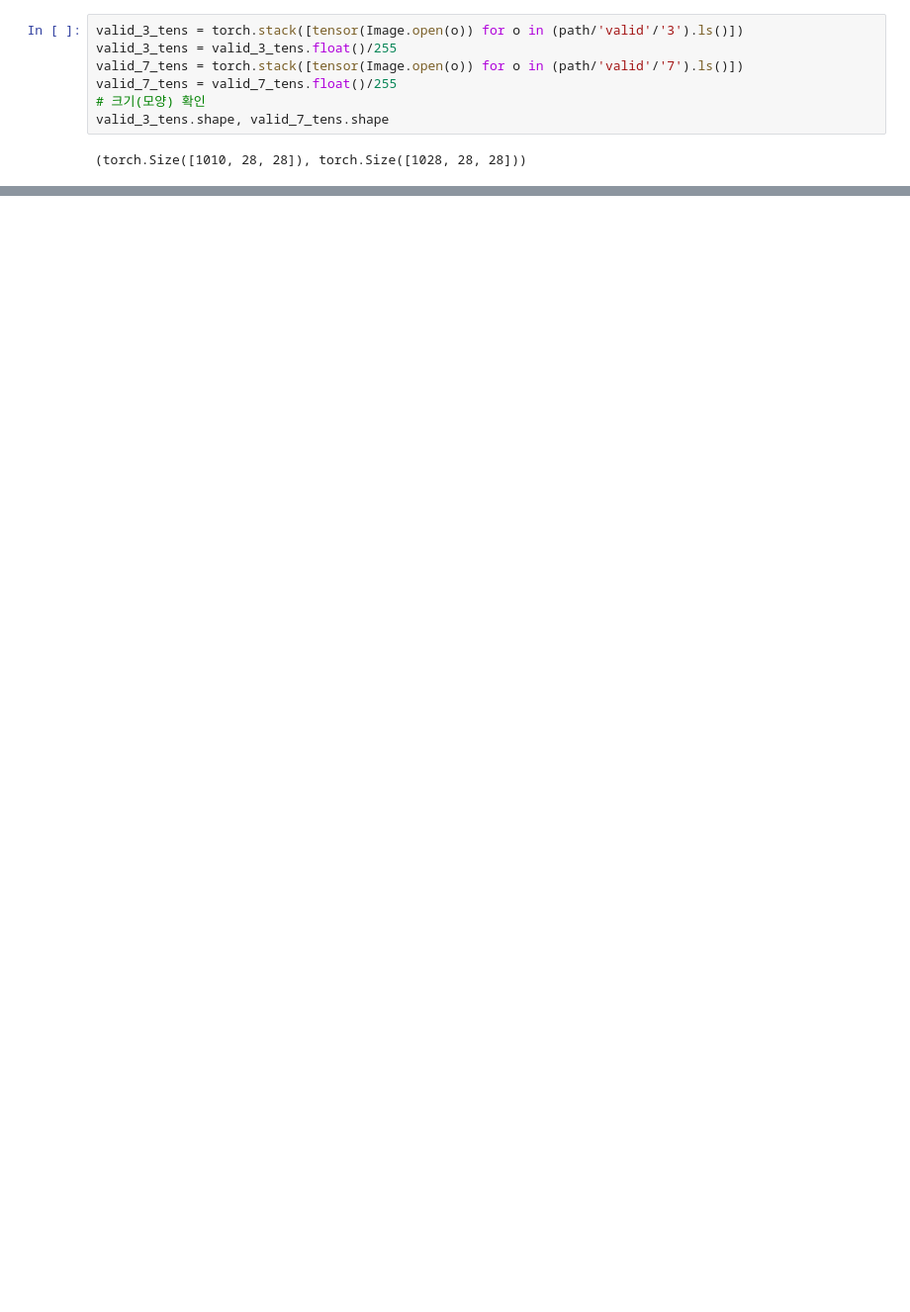
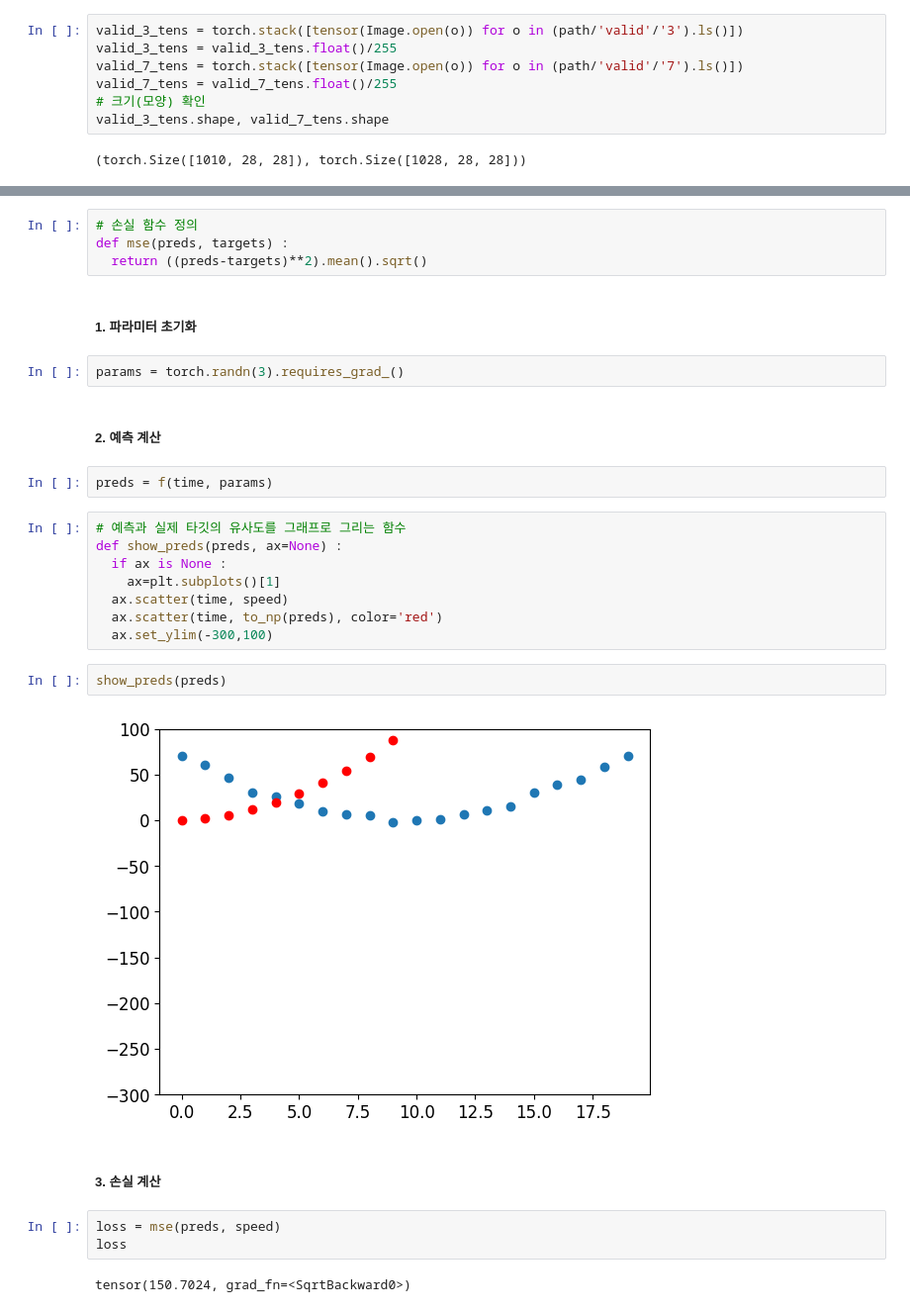
Before and after one commit to chw8207/fastai_pytorch, a Jupyter notebook: 숫자분류기.ipynb, the cells around one changed output, grey strips where cells are left out. Shown: that part at 99% size. Cells and saved outputs as stored; diff of their text form; blank space fills up the shorter version.

```diff
--- a/숫자분류기.ipynb
+++ b/숫자분류기.ipynb
@@ -248,0 +378,31 @@ valid_3_tens.shape, valid_7_tens.shape
+# %%
+# 손실 함수 정의
+def mse(preds, targets) :
+  return ((preds-targets)**2).mean().sqrt()
+# %% [markdown]
+##### 1. 파라미터 초기화
+# %%
+params = torch.randn(3).requires_grad_()
+# %% [markdown]
+##### 2. 예측 계산
+# %%
+preds = f(time, params)
+# %%
+# 예측과 실제 타깃의 유사도를 그래프로 그리는 함수
+def show_preds(preds, ax=None) :
+  if ax is None :
+    ax=plt.subplots()[1]
+  ax.scatter(time, speed)
+  ax.scatter(time, to_np(preds), color='red')
+  ax.set_ylim(-300,100)
+# %%
+show_preds(preds)
+# %% [output]
+[figure, added]
+# %% [markdown]
+##### 3. 손실 계산
+# %%
+loss = mse(preds, speed)
+loss
+# %% [output]
+tensor(150.7024, grad_fn=<SqrtBackward0>)
```
Also changed, not shown: parts of 51 cells of this notebook.
